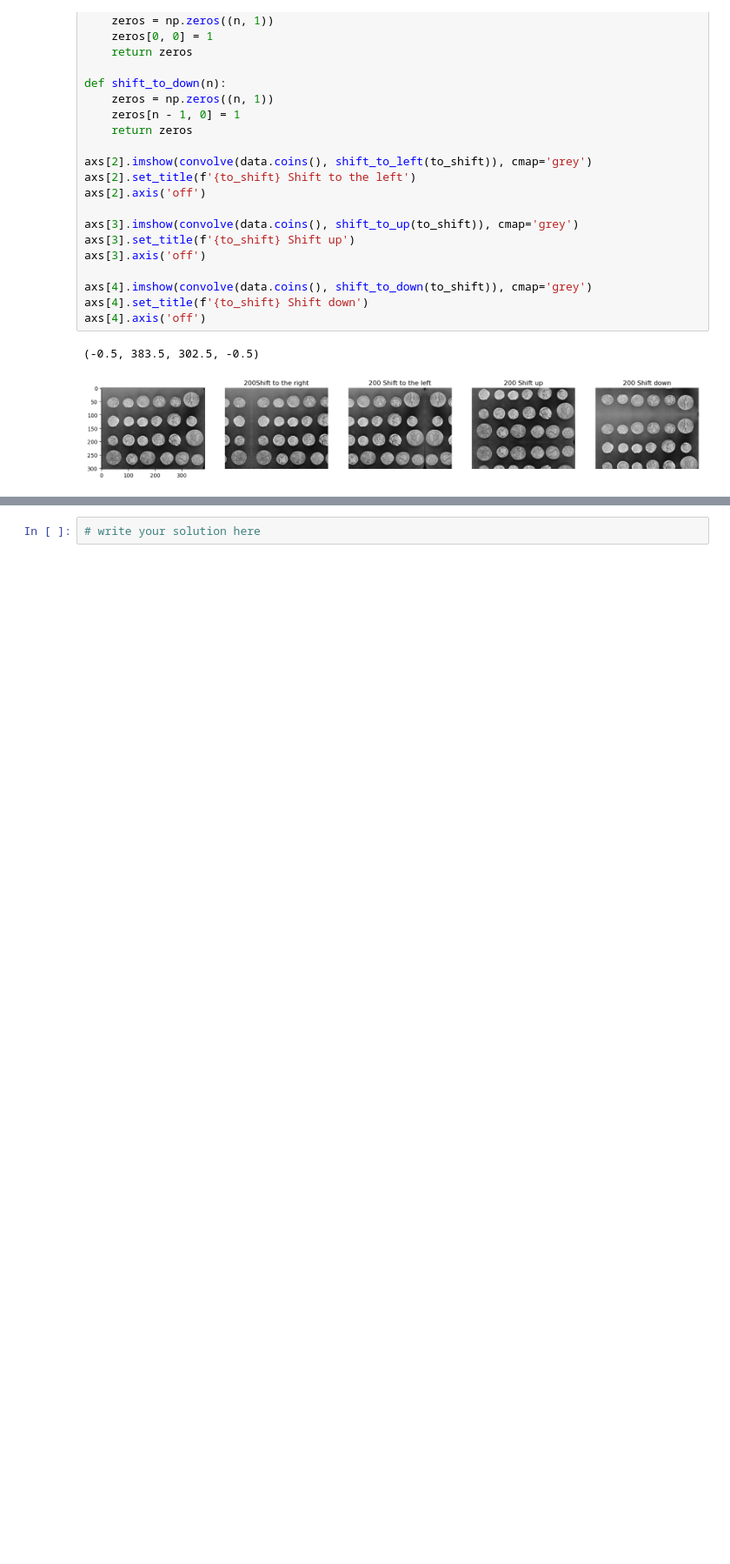
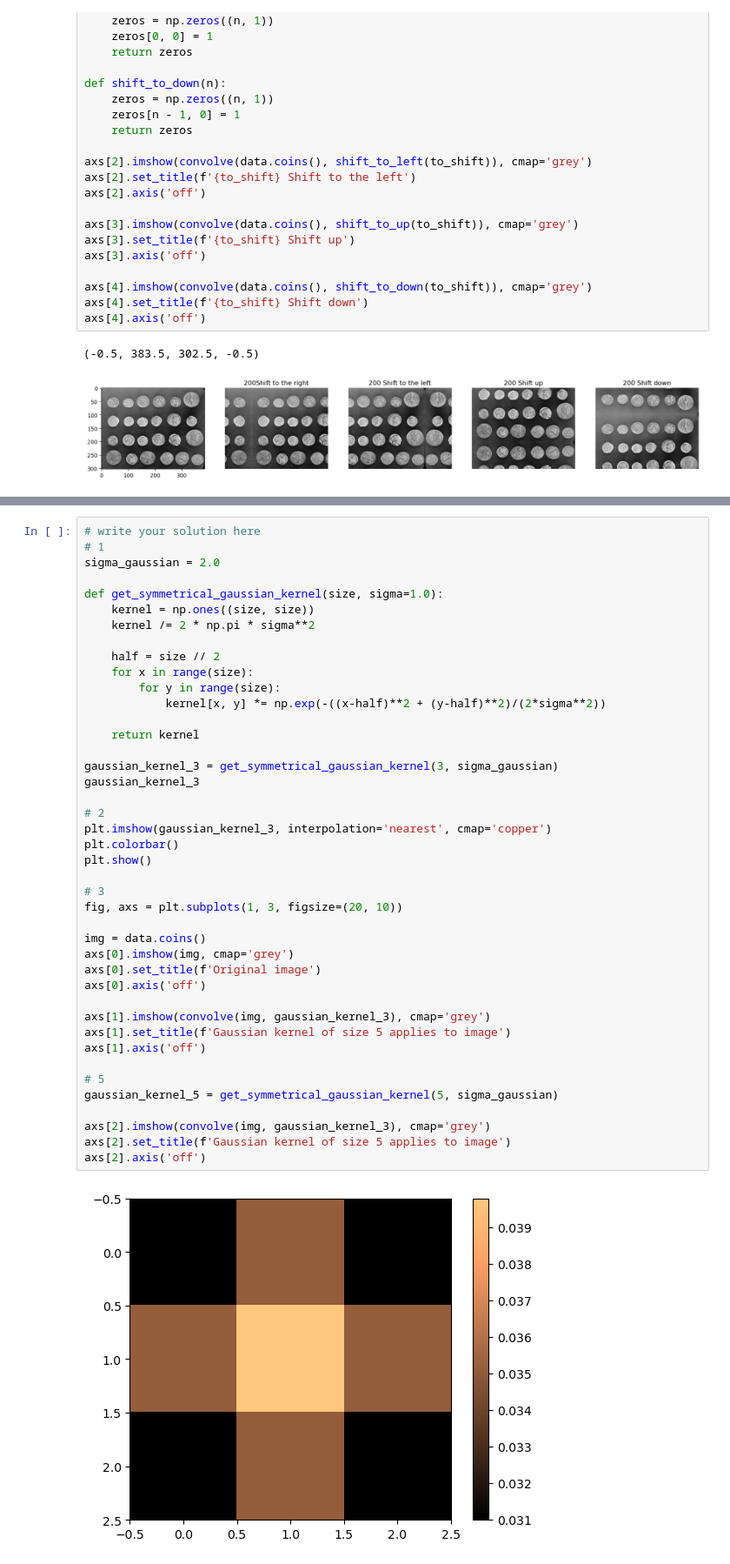
Before and after one commit to LVOL98/IML_Introduction-to-Machine-Learning, a Jupyter notebook: iml-repo/vscode/02-material/W07/02-filter_basics.ipynb, the cells around one changed output, grey strips where cells are left out. Shown at 87% size. Saved outputs shown, nothing was run; the diff lists cells and outputs as text; blank space fills up the shorter version.

```diff
--- a/iml-repo/vscode/02-material/W07/02-filter_basics.ipynb
+++ b/iml-repo/vscode/02-material/W07/02-filter_basics.ipynb
@@ -129,2 +132,44 @@ $$
 # %%
 # write your solution here
+# 1
+sigma_gaussian = 2.0
+
+def get_symmetrical_gaussian_kernel(size, sigma=1.0):
+    kernel = np.ones((size, size))
+    kernel /= 2 * np.pi * sigma**2
+
+    half = size // 2
+    for x in range(size):
+        for y in range(size):
+            kernel[x, y] *= np.exp(-((x-half)**2 + (y-half)**2)/(2*sigma**2))
+
+    return kernel
+
+gaussian_kernel_3 = get_symmetrical_gaussian_kernel(3, sigma_gaussian)
+gaussian_kernel_3
+
+# 2
+plt.imshow(gaussian_kernel_3, interpolation='nearest', cmap='copper')
+plt.colorbar()
+plt.show()
+
+# 3
+fig, axs = plt.subplots(1, 3, figsize=(20, 10))
+
+img = data.coins()
+axs[0].imshow(img, cmap='grey')
+axs[0].set_title(f'Original image')
+axs[0].axis('off')
+
+axs[1].imshow(convolve(img, gaussian_kernel_3), cmap='grey')
+axs[1].set_title(f'Gaussian kernel of size 5 applies to image')
+axs[1].axis('off')
+
+# 5
+gaussian_kernel_5 = get_symmetrical_gaussian_kernel(5, sigma_gaussian)
+
+axs[2].imshow(convolve(img, gaussian_kernel_3), cmap='grey')
+axs[2].set_title(f'Gaussian kernel of size 5 applies to image')
+axs[2].axis('off')
+# %% [output]
+[figure, added]
```
Also changed, not shown: parts of 6 cells of this notebook, 2 other files.
